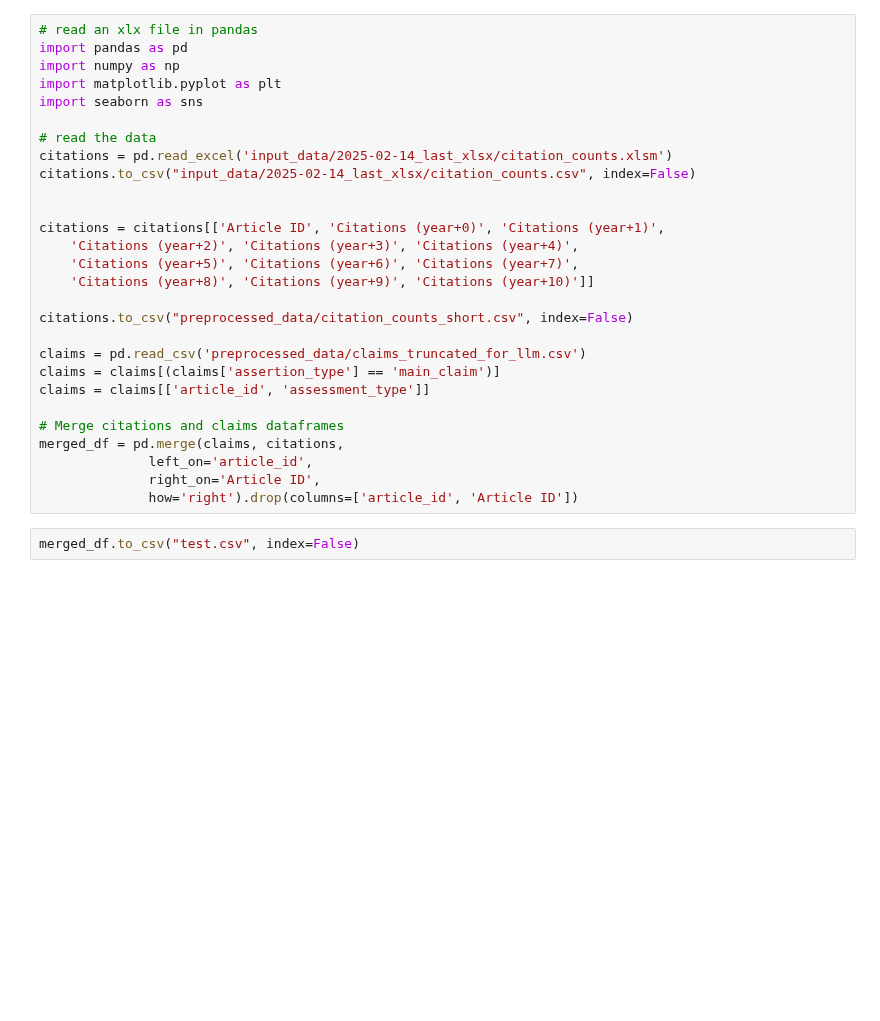
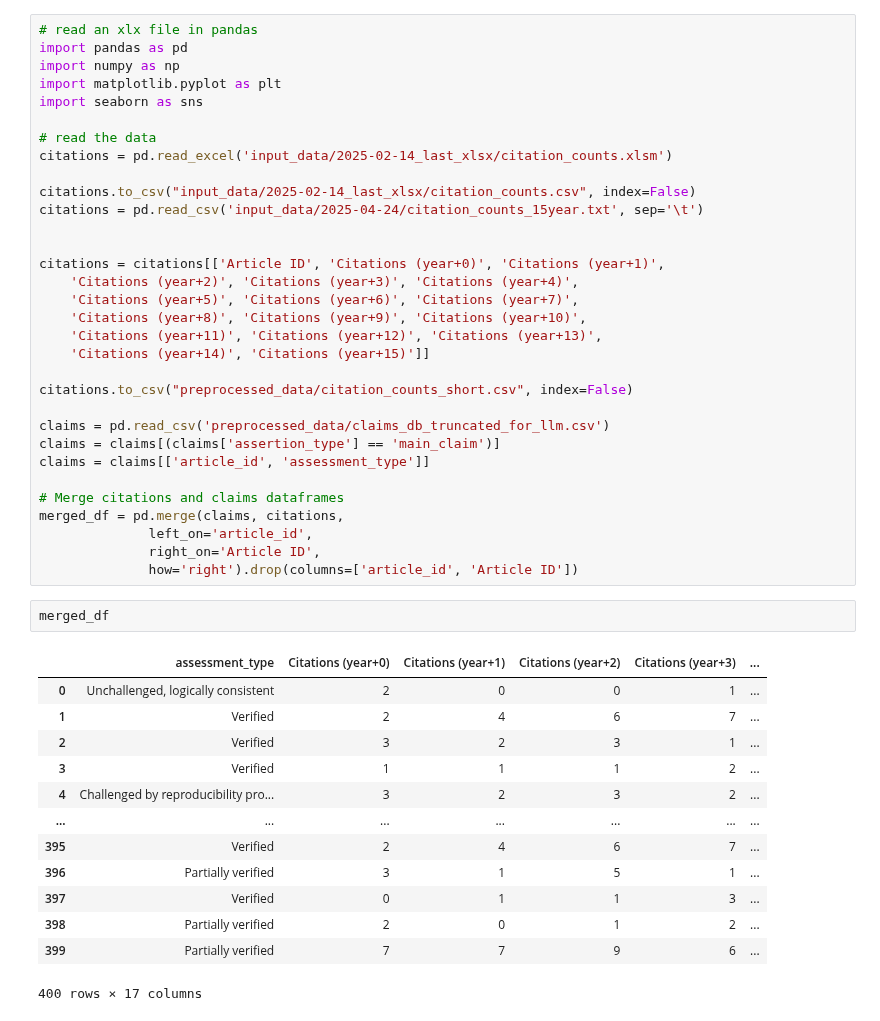
Before and after one commit to jcblemai/drosophila-reproducibility, a Jupyter notebook: analysis_citations.ipynb, the cells around one changed output. Cells and saved outputs as stored; diff of their text form; blank space fills up the shorter version.

Commit message:
new citations

```diff
--- a/analysis_citations.ipynb
+++ b/analysis_citations.ipynb
@@ -7,17 +7,21 @@ import seaborn as sns
 
 # read the data
 citations = pd.read_excel('input_data/2025-02-14_last_xlsx/citation_counts.xlsm')
+
 citations.to_csv("input_data/2025-02-14_last_xlsx/citation_counts.csv", index=False)
+citations = pd.read_csv('input_data/2025-04-24/citation_counts_15year.txt', sep='\t')
 
 
 citations = citations[['Article ID', 'Citations (year+0)', 'Citations (year+1)',
     'Citations (year+2)', 'Citations (year+3)', 'Citations (year+4)',
     'Citations (year+5)', 'Citations (year+6)', 'Citations (year+7)',
-    'Citations (year+8)', 'Citations (year+9)', 'Citations (year+10)']]
+    'Citations (year+8)', 'Citations (year+9)', 'Citations (year+10)',
+    'Citations (year+11)', 'Citations (year+12)', 'Citations (year+13)',
+    'Citations (year+14)', 'Citations (year+15)']]
 
 citations.to_csv("preprocessed_data/citation_counts_short.csv", index=False)
 
-claims = pd.read_csv('preprocessed_data/claims_truncated_for_llm.csv')
+claims = pd.read_csv('preprocessed_data/claims_db_truncated_for_llm.csv')
 claims = claims[(claims['assertion_type'] == 'main_claim')]
 claims = claims[['article_id', 'assessment_type']]
 
@@ -26,6 +30,20 @@ merged_df = pd.merge(claims, citations,
               left_on='article_id',
               right_on='Article ID',
               how='right').drop(columns=['article_id', 'Article ID'])
-# %%
-merged_df.to_csv("test.csv", index=False)
+# %%
+merged_df
+# %% [output]
+|  | assessment_type | Citations (year+0) | Citations (year+1) | Citations (year+2) | Citations (year+3) | ... |
+| 0 | Unchallenged, logically consistent | 2 | 0 | 0 | 1 | ... |
+| 1 | Verified | 2 | 4 | 6 | 7 | ... |
+| 2 | Verified | 3 | 2 | 3 | 1 | ... |
+| 3 | Verified | 1 | 1 | 1 | 2 | ... |
+| 4 | Challenged by reproducibility pro... | 3 | 2 | 3 | 2 | ... |
+| ... | ... | ... | ... | ... | ... | ... |
+| 395 | Verified | 2 | 4 | 6 | 7 | ... |
+| 396 | Partially verified | 3 | 1 | 5 | 1 | ... |
+| 397 | Verified | 0 | 1 | 1 | 3 | ... |
+| 398 | Partially verified | 2 | 0 | 1 | 2 | ... |
+| 399 | Partially verified | 7 | 7 | 9 | 6 | ... |
+400 rows × 17 columns
 # %%
```
Also changed, not shown: parts of 1 cell of this notebook, 4 other files.
